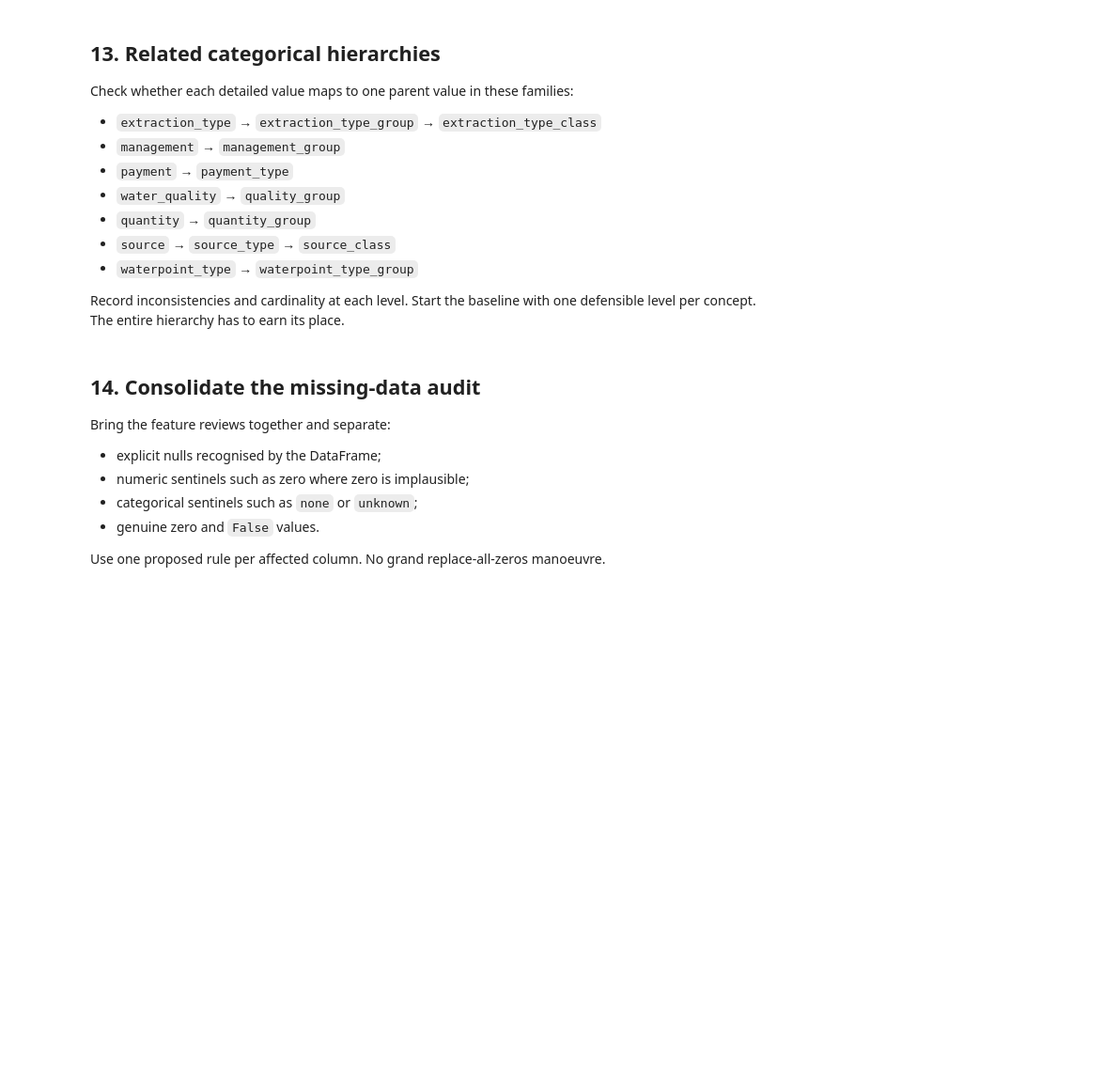
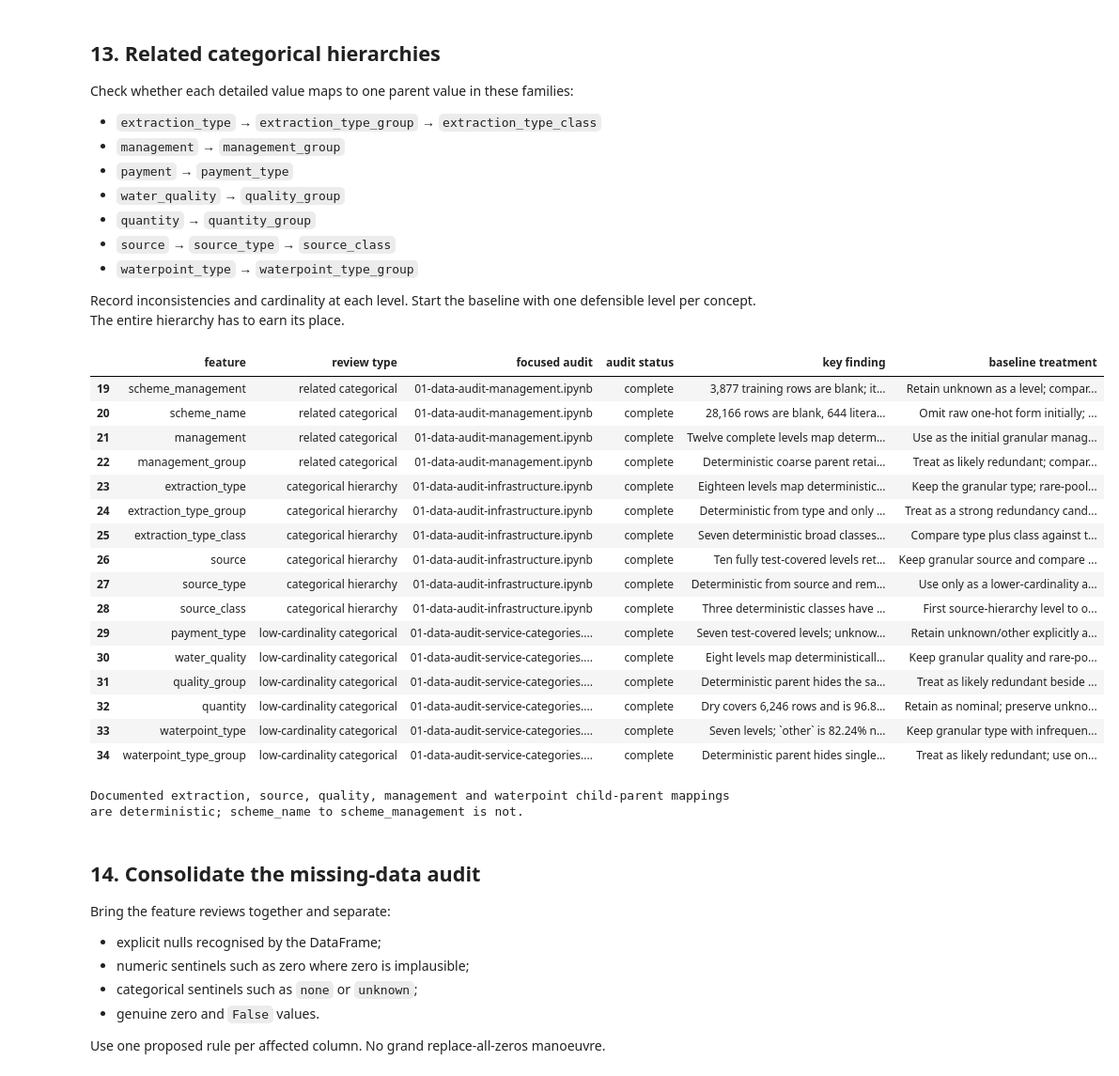
Before and after one commit to AnthonyPWatts/imperial-capstone, a Jupyter notebook: stage-1-pump-it-up/notebooks/01-data-audit.ipynb, the cells around one changed output. Shown at 94% size. Drawn from its saved outputs; the diff is of its cells as text; code cells hidden in the pictures; blank space fills up the shorter version.

```diff
--- a/stage-1-pump-it-up/notebooks/01-data-audit.ipynb
+++ b/stage-1-pump-it-up/notebooks/01-data-audit.ipynb
@@ -415,7 +540,32 @@ Check whether each detailed value maps to one parent value in these families:
 
 Record inconsistencies and cardinality at each level. Start the baseline with one defensible level per concept. The entire hierarchy has to earn its place.
 # %%
-# Check the child-to-parent mappings and summarise each hierarchy.
+hierarchy_rows = feature_register["review type"].isin([
+    "categorical hierarchy",
+    "related categorical",
+    "low-cardinality categorical",
+])
+display(feature_register.loc[hierarchy_rows])
+print("Documented extraction, source, quality, management and waterpoint child-parent mappings are deterministic; scheme_name to scheme_management is not.")
+# %% [output]
+|  | feature | review type | focused audit | audit status | key finding | baseline treatment |
+| 19 | scheme_management | related categorical | 01-data-audit-management.ipynb | complete | 3,877 training rows are blank; it... | Retain unknown as a level; compar... |
+| 20 | scheme_name | related categorical | 01-data-audit-management.ipynb | complete | 28,166 rows are blank, 644 litera... | Omit raw one-hot form initially; ... |
+| 21 | management | related categorical | 01-data-audit-management.ipynb | complete | Twelve complete levels map determ... | Use as the initial granular manag... |
+| 22 | management_group | related categorical | 01-data-audit-management.ipynb | complete | Deterministic coarse parent retai... | Treat as likely redundant; compar... |
+| 23 | extraction_type | categorical hierarchy | 01-data-audit-infrastructure.ipynb | complete | Eighteen levels map deterministic... | Keep the granular type; rare-pool... |
+| 24 | extraction_type_group | categorical hierarchy | 01-data-audit-infrastructure.ipynb | complete | Deterministic from type and only ... | Treat as a strong redundancy cand... |
+| 25 | extraction_type_class | categorical hierarchy | 01-data-audit-infrastructure.ipynb | complete | Seven deterministic broad classes... | Compare type plus class against t... |
+| 26 | source | categorical hierarchy | 01-data-audit-infrastructure.ipynb | complete | Ten fully test-covered levels ret... | Keep granular source and compare ... |
+| 27 | source_type | categorical hierarchy | 01-data-audit-infrastructure.ipynb | complete | Deterministic from source and rem... | Use only as a lower-cardinality a... |
+| 28 | source_class | categorical hierarchy | 01-data-audit-infrastructure.ipynb | complete | Three deterministic classes have ... | First source-hierarchy level to o... |
+| 29 | payment_type | low-cardinality categorical | 01-data-audit-service-categories.... | complete | Seven test-covered levels; unknow... | Retain unknown/other explicitly a... |
+| 30 | water_quality | low-cardinality categorical | 01-data-audit-service-categories.... | complete | Eight levels map deterministicall... | Keep granular quality and rare-po... |
+| 31 | quality_group | low-cardinality categorical | 01-data-audit-service-categories.... | complete | Deterministic parent hides the sa... | Treat as likely redundant beside ... |
+| 32 | quantity | low-cardinality categorical | 01-data-audit-service-categories.... | complete | Dry covers 6,246 rows and is 96.8... | Retain as nominal; preserve unkno... |
+| 33 | waterpoint_type | low-cardinality categorical | 01-data-audit-service-categories.... | complete | Seven levels; `other` is 82.24% n... | Keep granular type with infrequen... |
+| 34 | waterpoint_type_group | low-cardinality categorical | 01-data-audit-service-categories.... | complete | Deterministic parent hides single... | Treat as likely redundant; use on... |
+Documented extraction, source, quality, management and waterpoint child-parent mappings are deterministic; scheme_name to scheme_management is not.
 # %% [markdown]
 ## 14. Consolidate the missing-data audit
 
```
Also changed, not shown: parts of 18 cells of this notebook, 13 other files.
